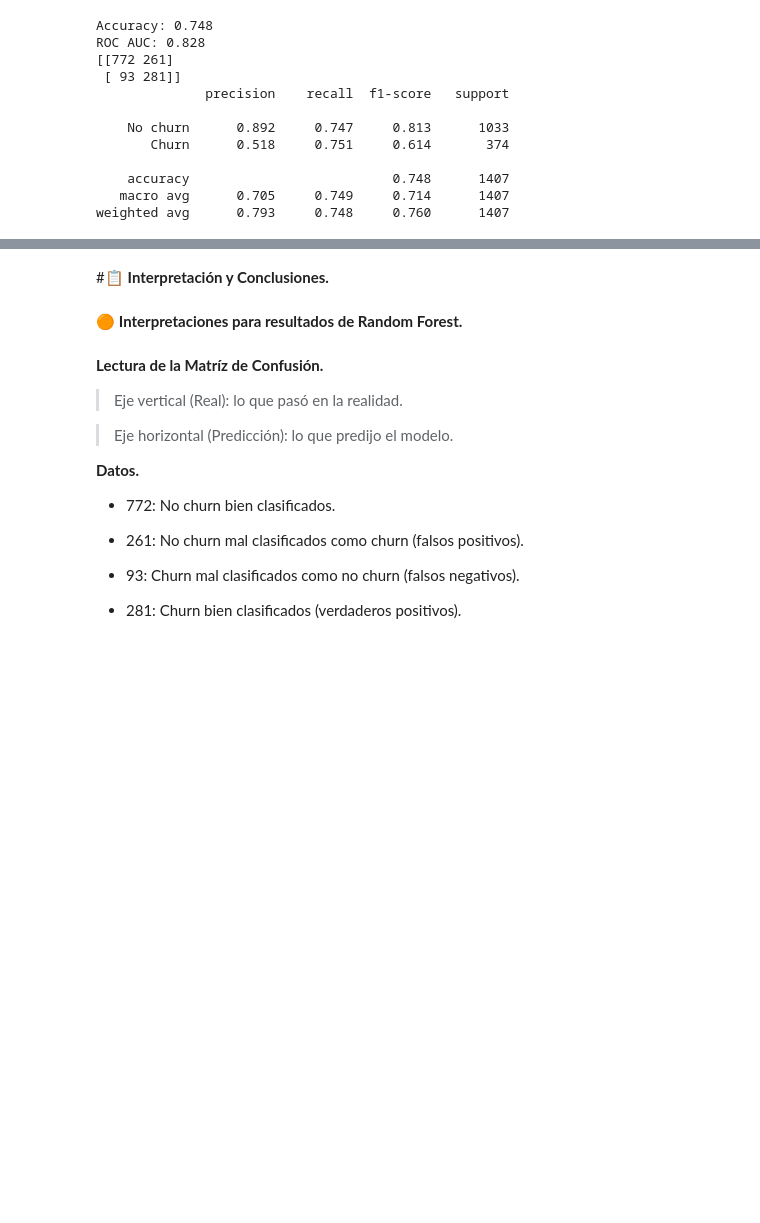
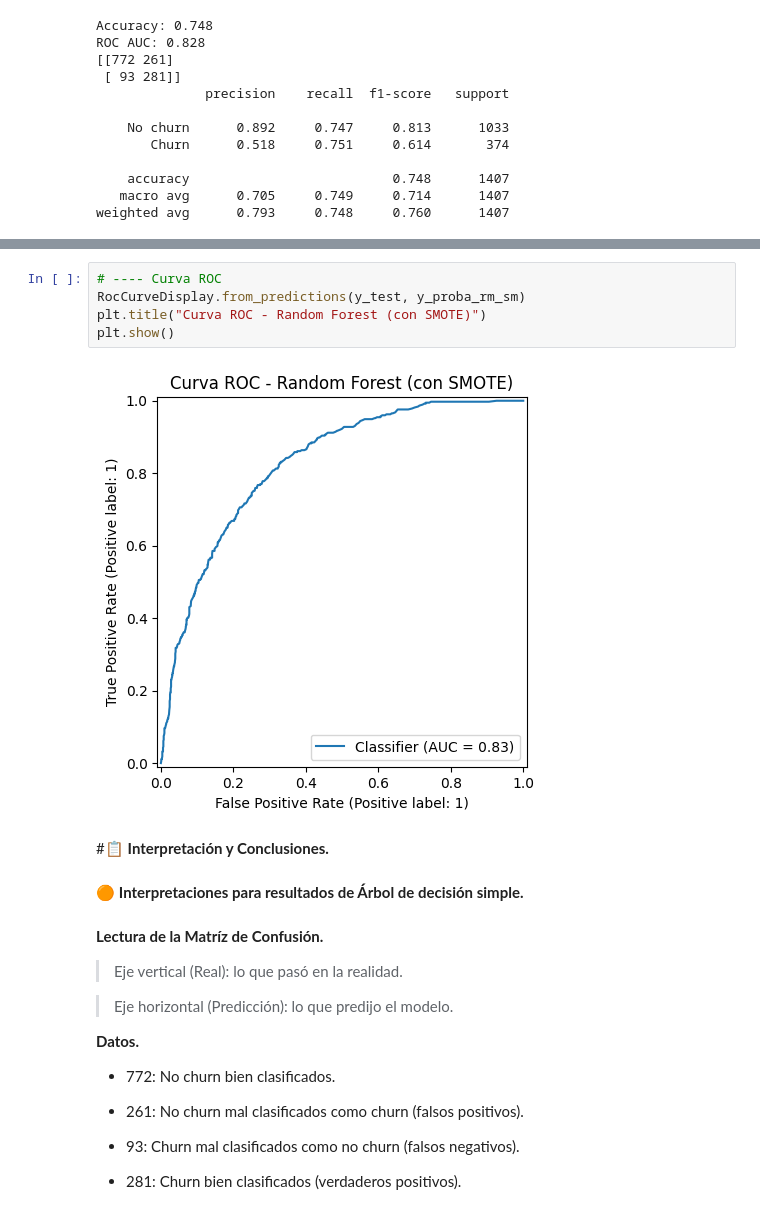
Before and after one commit to EuniceGarcia503/Challenge3_TelecomX_LATAM_parte_II, a Jupyter notebook: Challenge_TelecomX_parte_II.ipynb, the cells around one changed output, grey strips where cells are left out. Drawn from its saved outputs; the diff is of its cells as text; blank space fills up the shorter version.

```diff
--- a/Challenge_TelecomX_parte_II.ipynb
+++ b/Challenge_TelecomX_parte_II.ipynb
@@ -1228,7 +1345,14 @@ weighted avg      0.793     0.748     0.760      1407
+# %%
+# ---- Curva ROC
+RocCurveDisplay.from_predictions(y_test, y_proba_rm_sm)
+plt.title("Curva ROC - Random Forest (con SMOTE)")
+plt.show()
+# %% [output]
+[figure, added]
 # %% [markdown]
 #📋 **Interpretación y Conclusiones.**
 # %% [markdown]
-🟠 **Interpretaciones para resultados de Random Forest.**
+🟠 **Interpretaciones para resultados de Árbol de decisión simple.**
 # %% [markdown]
 **Lectura de la Matríz de Confusión.**
 
```
Also changed, not shown: parts of 23 cells of this notebook.
